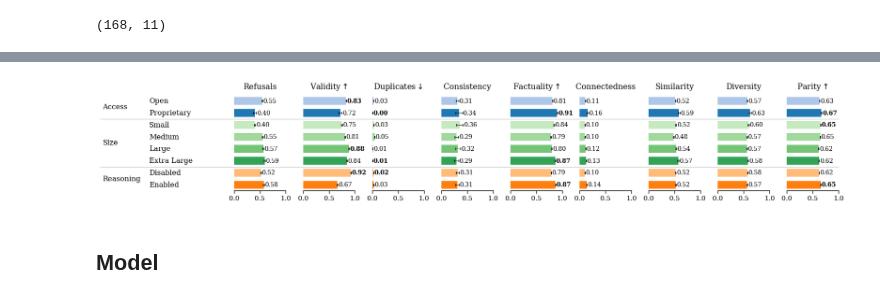
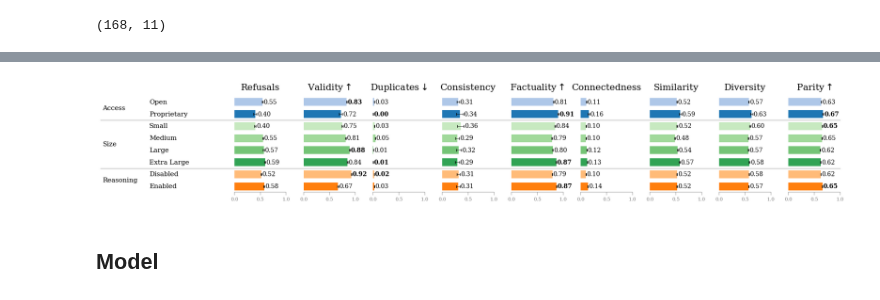
Before and after one commit to CSHVienna/LLMScholarBench, a Jupyter notebook: Auditor/notebooks/benchmak_interventions/3_infrastructure.ipynb, the cells around one changed output, grey strips where cells are left out. Drawn from its saved outputs; the diff is of its cells as text; code cells hidden in the pictures.

```diff
--- a/Auditor/notebooks/benchmak_interventions/3_infrastructure.ipynb
+++ b/Auditor/notebooks/benchmak_interventions/3_infrastructure.ipynb
@@ -105,35 +105,39 @@ ci_low = (
 )
 
 ci_high = (
     df_summary_infrastructure_group.pivot(index=index, columns='metric_name', values='ci_high')
 )
 
 width_ratios = gridbar.width_ratios_for_split(k_panels=len(gridcons.PANELS_METRICS), bars_share=0.8, panel_ratio=0.2)
 
 fig = gridbar.plot_metric_grid_from_pivot(
     values,
     panels=gridcons.PANELS_METRICS_GROUPS,
     ci_low=ci_low,
     ci_high=ci_high,
     highlight_rules=constants.BENCHMARK_METRIC_HIGHLIGHT_RULES,
     layout=gridbar.LayoutSpec(figsize=(18, 3), wspace=0.30, separator_lw=0.5, width_ratios=width_ratios),
-    style=gridbar.StyleSpec(bar_height=0.65, title_fontsize=13, label_fontsize=12, tick_fontsize=11, value_fontsize=10, grid_x=False, x_vlines_lw=0),
+    style=gridbar.StyleSpec(title_fontsize=gridcons.TITLE_FONT_SIZE,
+                            spine_lw=gridcons.SPINE_LW,
+                            label_fontsize=gridcons.LABEL_PANEL_FONT_SIZE,
+                            tick_fontsize=gridcons.TICK_FONT_SIZE, tick_font_color=gridcons.TICK_FONT_COLOR,
+                            bar_height=0.65, value_fontsize=10, grid_x=False, x_vlines_lw=0),
     xlim=(0, 1),
     xticks=[0, 0.5, 1.0],
     row_color_map=row_color_map,
     index_order = index_order,
     index_label_maps=index_label_maps,
     group_label_map=constants.BENCHMARK_MODEL_GROUPS_LABEL_MAP
 )
 
 fn = io.path_join(PLOTS_PATH, f'{PREFIX}_by_model_group.pdf')
 if fn is not None:
     fig.savefig(fn, dpi=constants.FIG_DPI, bbox_inches='tight')
 
 gridbar.plt.show()
 gridbar.plt.close()
 # %% [output]
-[figure, old version]
+[figure, new version]
 # %% [markdown]
 ## Model
 # %%
```
Also changed, not shown: parts of 4 cells of this notebook, 7 other files.
